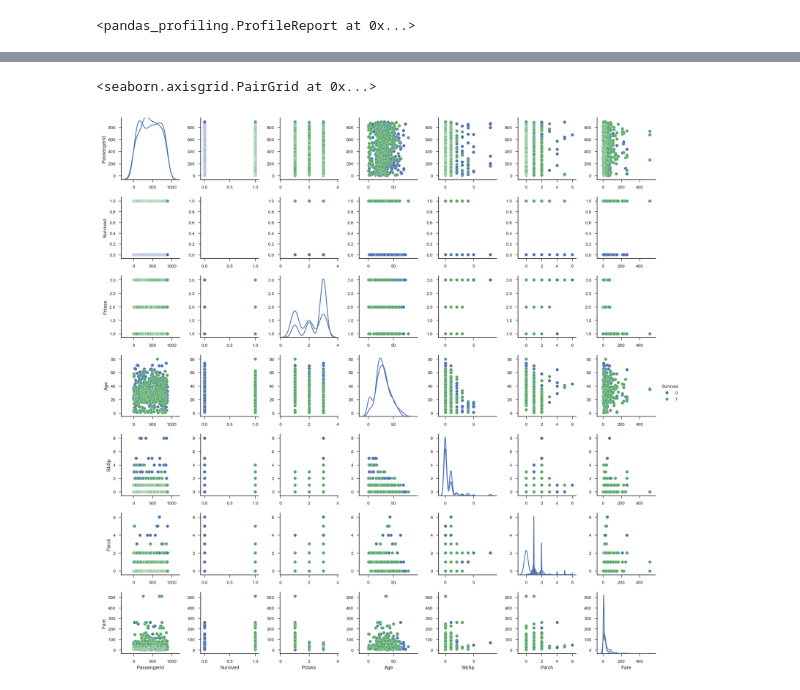
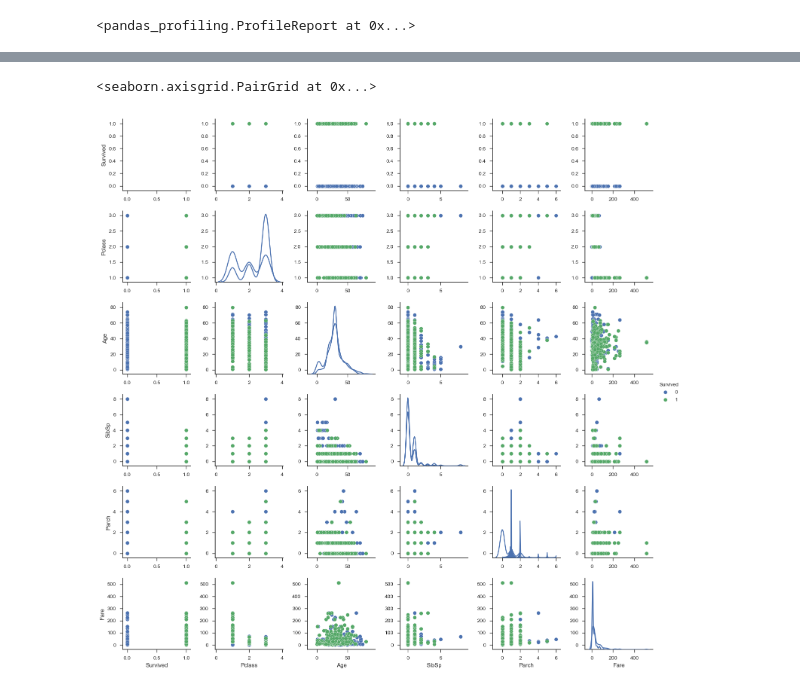
Before and after one commit to Techneaux/titantic, a Jupyter notebook: ml/preprocess.ipynb, the cells around one changed output, grey strips where cells are left out. Drawn from its saved outputs; the diff is of its cells as text; code cells hidden in the pictures.

```diff
--- a/ml/preprocess.ipynb
+++ b/ml/preprocess.ipynb
@@ -32,0 +66,2 @@ train
+# %%
+train.drop(['Ticket', 'Cabin', 'PassengerId', 'Name'], axis=1, inplace=True),
@@ -32,0 +70,4 @@ train
+# %%
+train.Age.fillna(train.Age.mean(), inplace=True)
+train.dropna(inplace=True)
+train.info()
@@ -166,6 +214,6 @@ corrmap.set_yticklabels(labels[::-1], rotation=45)
 # %%
 sns.set(style="ticks")
-sns.pairplot(train_no_string, hue="Survived", dropna  = True, diag_kind  = 'kde')
+sns.pairplot(train, hue="Survived", dropna  = True, diag_kind  = 'kde')
 # %% [output]
 <seaborn.axisgrid.PairGrid at 0x...>
-[figure, old version]
+[figure, new version]
```
Also changed, not shown: parts of 21 cells of this notebook.
